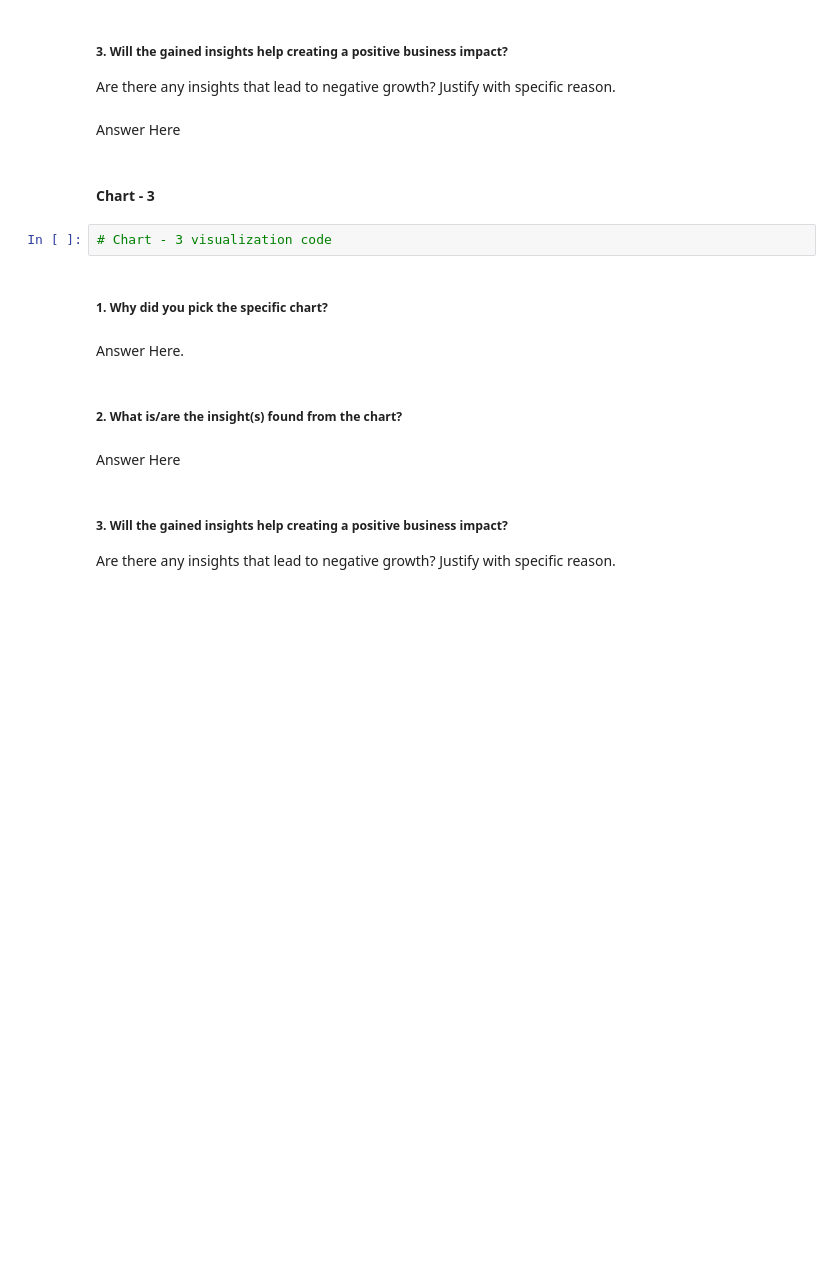
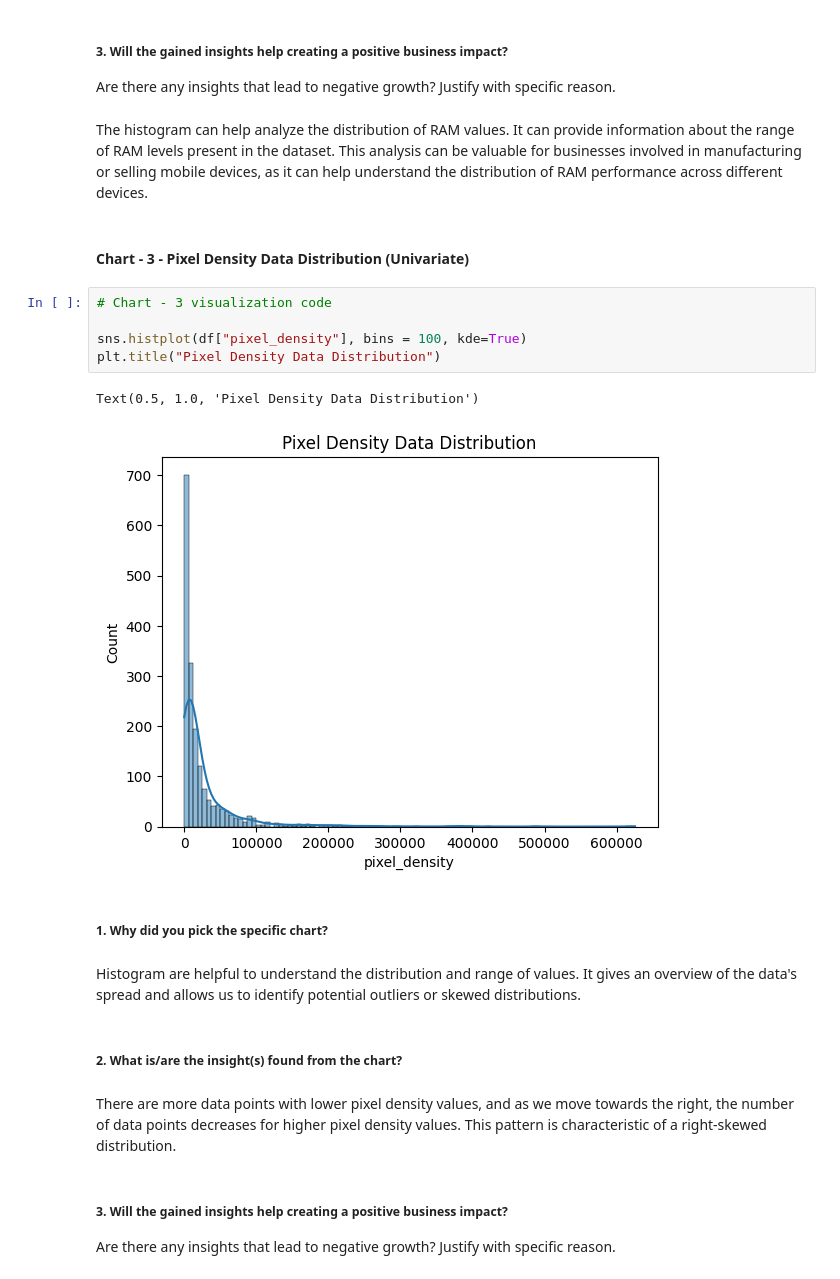
Before and after one commit to dhar9571/Capstone-Project-Classification-ML---Data-Mobile-Price-Range-Dataset, a Jupyter notebook: Capstone_Project_Classification_ML_Data_Mobile_Price_Range_Dataset.ipynb, the cells around one changed output. Drawn from its saved outputs; the diff is of its cells as text; blank space fills up the shorter version.

```diff
--- a/Capstone_Project_Classification_ML_Data_Mobile_Price_Range_Dataset.ipynb
+++ b/Capstone_Project_Classification_ML_Data_Mobile_Price_Range_Dataset.ipynb
@@ -373,20 +400,26 @@ Answer Here
 # %% [markdown]
 ##### 3. Will the gained insights help creating a positive business impact?
 Are there any insights that lead to negative growth? Justify with specific reason.
-# %% [markdown]
-Answer Here
+# %% [markdown]
+The histogram can help analyze the distribution of RAM values. It can provide information about the range of RAM levels present in the dataset. This analysis can be valuable for businesses involved in manufacturing or selling mobile devices, as it can help understand the distribution of RAM performance across different devices.
 # %% [markdown]
-#### Chart - 3
+#### Chart - 3 - Pixel Density Data Distribution (Univariate)
-# %%
-# Chart - 3 visualization code
+# %%
+# Chart - 3 visualization code
+
+sns.histplot(df["pixel_density"], bins = 100, kde=True)
+plt.title("Pixel Density Data Distribution")
+# %% [output]
+Text(0.5, 1.0, 'Pixel Density Data Distribution')
+[figure, added]
 # %% [markdown]
 ##### 1. Why did you pick the specific chart?
-# %% [markdown]
-Answer Here.
+# %% [markdown]
+Histogram are helpful to understand the distribution and range of values. It gives an overview of the data's spread and allows us to identify potential outliers or skewed distributions.
 # %% [markdown]
 ##### 2. What is/are the insight(s) found from the chart?
-# %% [markdown]
-Answer Here
+# %% [markdown]
+There are more data points with lower pixel density values, and as we move towards the right, the number of data points decreases for higher pixel density values. This pattern is characteristic of a right-skewed distribution.
 # %% [markdown]
 ##### 3. Will the gained insights help creating a positive business impact?
 Are there any insights that lead to negative growth? Justify with specific reason.
```
Also changed, not shown: parts of 47 cells of this notebook.
